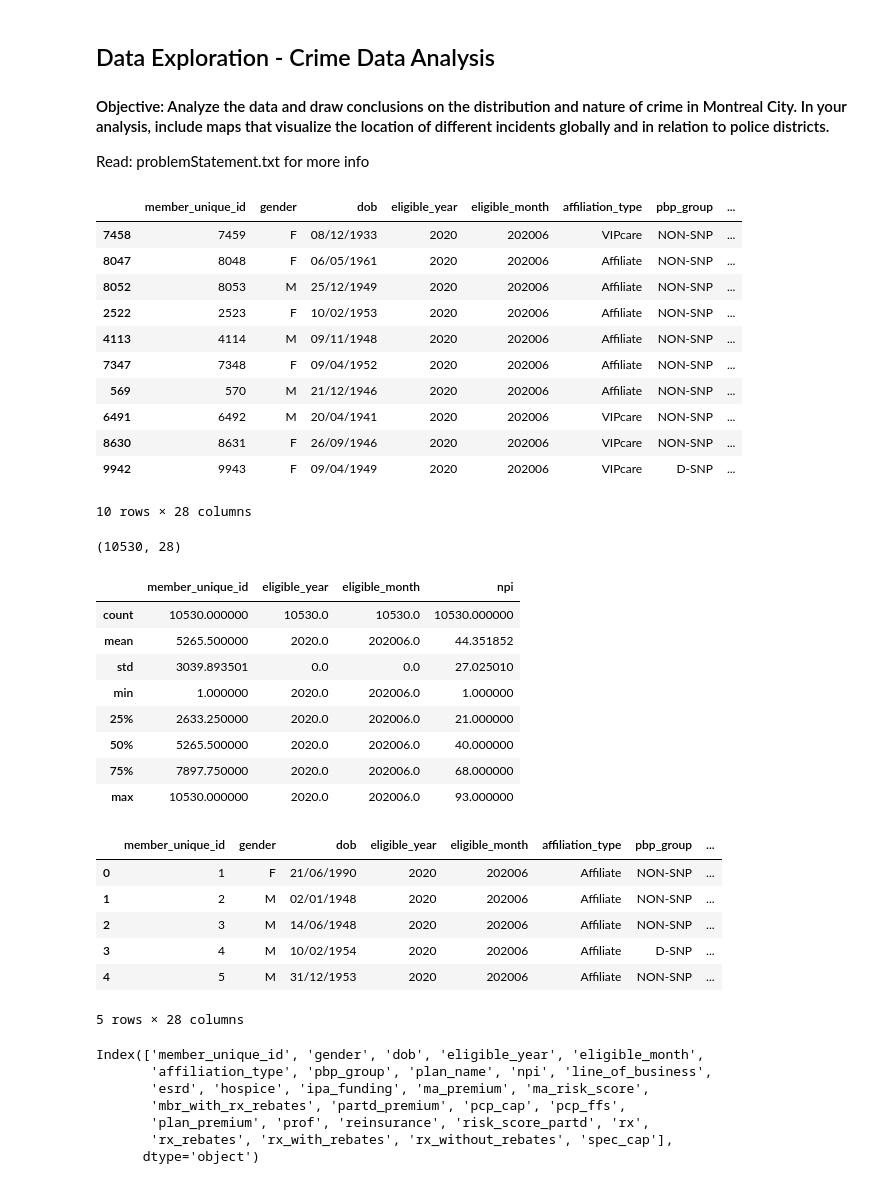
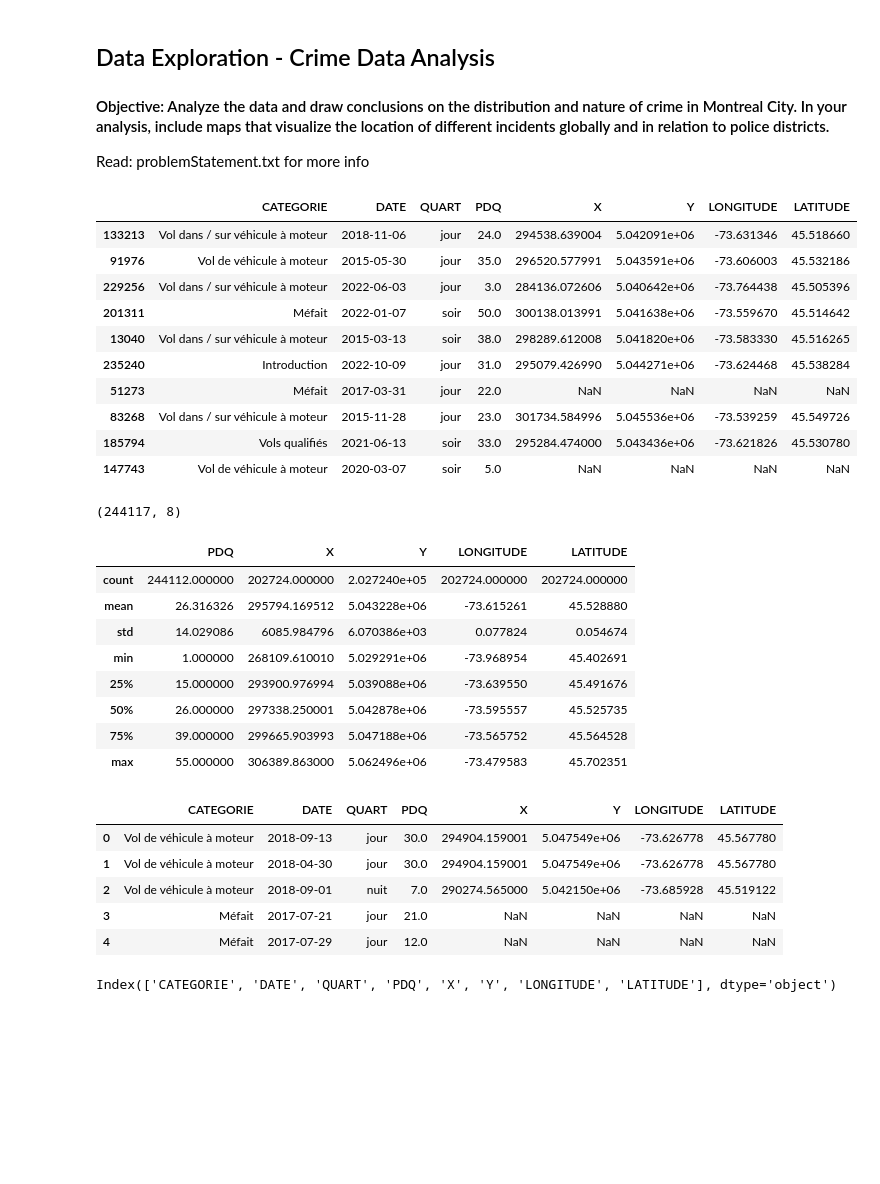
Before and after one commit to palashbadjatya01/DataExplorationProjects, a Jupyter notebook: CrimeDataExploration/data_exploration.ipynb, the cells around one changed output. Drawn from its saved outputs; the diff is of its cells as text; code cells hidden in the pictures; blank space fills up the shorter version.

Commit message:
added read for geojson and csv

```diff
--- a/CrimeDataExploration/data_exploration.ipynb
+++ b/CrimeDataExploration/data_exploration.ipynb
@@ -12,52 +12,46 @@ df = pd.read_csv('/Users/admin/Documents/VS Code Learning/DataExplorationProject
+# %%
+criminal_data = pd.read_csv(f'{base_url}CrimeDataExploration/raw_data/actes-criminels.csv')
 # %%
-df.sample(n=10, random_state=20)
+criminal_data.sample(n=10, random_state=20)
 # %% [output]
-|  | member_unique_id | gender | dob | eligible_year | eligible_month | affiliation_type | pbp_group | ... |
-| 7458 | 7459 | F | 08/12/1933 | 2020 | 202006 | VIPcare | NON-SNP | ... |
-| 8047 | 8048 | F | 06/05/1961 | 2020 | 202006 | Affiliate | NON-SNP | ... |
-| 8052 | 8053 | M | 25/12/1949 | 2020 | 202006 | Affiliate | NON-SNP | ... |
-| 2522 | 2523 | F | 10/02/1953 | 2020 | 202006 | Affiliate | NON-SNP | ... |
-| 4113 | 4114 | M | 09/11/1948 | 2020 | 202006 | Affiliate | NON-SNP | ... |
-| 7347 | 7348 | F | 09/04/1952 | 2020 | 202006 | Affiliate | NON-SNP | ... |
-| 569 | 570 | M | 21/12/1946 | 2020 | 202006 | Affiliate | NON-SNP | ... |
-| 6491 | 6492 | M | 20/04/1941 | 2020 | 202006 | VIPcare | NON-SNP | ... |
-| 8630 | 8631 | F | 26/09/1946 | 2020 | 202006 | VIPcare | NON-SNP | ... |
-| 9942 | 9943 | F | 09/04/1949 | 2020 | 202006 | VIPcare | D-SNP | ... |
+|  | CATEGORIE | DATE | QUART | PDQ | X | Y | LONGITUDE | LATITUDE |
+| 133213 | Vol dans / sur véhicule à moteur | 2018-11-06 | jour | 24.0 | 294538.639004 | 5.042091e+06 | -73.631346 | 45.518660 |
+| 91976 | Vol de véhicule à moteur | 2015-05-30 | jour | 35.0 | 296520.577991 | 5.043591e+06 | -73.606003 | 45.532186 |
+| 229256 | Vol dans / sur véhicule à moteur | 2022-06-03 | jour | 3.0 | 284136.072606 | 5.040642e+06 | -73.764438 | 45.505396 |
+| 201311 | Méfait | 2022-01-07 | soir | 50.0 | 300138.013991 | 5.041638e+06 | -73.559670 | 45.514642 |
+| 13040 | Vol dans / sur véhicule à moteur | 2015-03-13 | soir | 38.0 | 298289.612008 | 5.041820e+06 | -73.583330 | 45.516265 |
+| 235240 | Introduction | 2022-10-09 | jour | 31.0 | 295079.426990 | 5.044271e+06 | -73.624468 | 45.538284 |
+| 51273 | Méfait | 2017-03-31 | jour | 22.0 | NaN | NaN | NaN | NaN |
+| 83268 | Vol dans / sur véhicule à moteur | 2015-11-28 | jour | 23.0 | 301734.584996 | 5.045536e+06 | -73.539259 | 45.549726 |
+| 185794 | Vols qualifiés | 2021-06-13 | soir | 33.0 | 295284.474000 | 5.043436e+06 | -73.621826 | 45.530780 |
+| 147743 | Vol de véhicule à moteur | 2020-03-07 | soir | 5.0 | NaN | NaN | NaN | NaN |
-10 rows × 28 columns
 # %%
-df.shape
+criminal_data.shape
 # %% [output]
-(10530, 28)
+(244117, 8)
 # %%
-df.describe()
+criminal_data.describe()
 # %% [output]
-|  | member_unique_id | eligible_year | eligible_month | npi |
-| count | 10530.000000 | 10530.0 | 10530.0 | 10530.000000 |
-| mean | 5265.500000 | 2020.0 | 202006.0 | 44.351852 |
-| std | 3039.893501 | 0.0 | 0.0 | 27.025010 |
-| min | 1.000000 | 2020.0 | 202006.0 | 1.000000 |
-| 25% | 2633.250000 | 2020.0 | 202006.0 | 21.000000 |
-| 50% | 5265.500000 | 2020.0 | 202006.0 | 40.000000 |
-| 75% | 7897.750000 | 2020.0 | 202006.0 | 68.000000 |
-| max | 10530.000000 | 2020.0 | 202006.0 | 93.000000 |
+|  | PDQ | X | Y | LONGITUDE | LATITUDE |
+| count | 244112.000000 | 202724.000000 | 2.027240e+05 | 202724.000000 | 202724.000000 |
+| mean | 26.316326 | 295794.169512 | 5.043228e+06 | -73.615261 | 45.528880 |
+| std | 14.029086 | 6085.984796 | 6.070386e+03 | 0.077824 | 0.054674 |
+| min | 1.000000 | 268109.610010 | 5.029291e+06 | -73.968954 | 45.402691 |
+| 25% | 15.000000 | 293900.976994 | 5.039088e+06 | -73.639550 | 45.491676 |
+| 50% | 26.000000 | 297338.250001 | 5.042878e+06 | -73.595557 | 45.525735 |
+| 75% | 39.000000 | 299665.903993 | 5.047188e+06 | -73.565752 | 45.564528 |
+| max | 55.000000 | 306389.863000 | 5.062496e+06 | -73.479583 | 45.702351 |
 # %%
-df.head()
+criminal_data.head()
 # %% [output]
-|  | member_unique_id | gender | dob | eligible_year | eligible_month | affiliation_type | pbp_group | ... |
-| 0 | 1 | F | 21/06/1990 | 2020 | 202006 | Affiliate | NON-SNP | ... |
-| 1 | 2 | M | 02/01/1948 | 2020 | 202006 | Affiliate | NON-SNP | ... |
-| 2 | 3 | M | 14/06/1948 | 2020 | 202006 | Affiliate | NON-SNP | ... |
-| 3 | 4 | M | 10/02/1954 | 2020 | 202006 | Affiliate | D-SNP | ... |
-| 4 | 5 | M | 31/12/1953 | 2020 | 202006 | Affiliate | NON-SNP | ... |
+|  | CATEGORIE | DATE | QUART | PDQ | X | Y | LONGITUDE | LATITUDE |
+| 0 | Vol de véhicule à moteur | 2018-09-13 | jour | 30.0 | 294904.159001 | 5.047549e+06 | -73.626778 | 45.567780 |
+| 1 | Vol de véhicule à moteur | 2018-04-30 | jour | 30.0 | 294904.159001 | 5.047549e+06 | -73.626778 | 45.567780 |
+| 2 | Vol de véhicule à moteur | 2018-09-01 | nuit | 7.0 | 290274.565000 | 5.042150e+06 | -73.685928 | 45.519122 |
+| 3 | Méfait | 2017-07-21 | jour | 21.0 | NaN | NaN | NaN | NaN |
+| 4 | Méfait | 2017-07-29 | jour | 12.0 | NaN | NaN | NaN | NaN |
-5 rows × 28 columns
 # %%
-df.columns
+criminal_data.columns
 # %% [output]
-Index(['member_unique_id', 'gender', 'dob', 'eligible_year', 'eligible_month',
-       'affiliation_type', 'pbp_group', 'plan_name', 'npi', 'line_of_business',
-       'esrd', 'hospice', 'ipa_funding', 'ma_premium', 'ma_risk_score',
-       'mbr_with_rx_rebates', 'partd_premium', 'pcp_cap', 'pcp_ffs',
-       'plan_premium', 'prof', 'reinsurance', 'risk_score_partd', 'rx',
-       'rx_rebates', 'rx_with_rebates', 'rx_without_rebates', 'spec_cap'],
-      dtype='object')
+Index(['CATEGORIE', 'DATE', 'QUART', 'PDQ', 'X', 'Y', 'LONGITUDE', 'LATITUDE'], dtype='object')
 # %%
```
Also changed, not shown: parts of 11 cells of this notebook.
